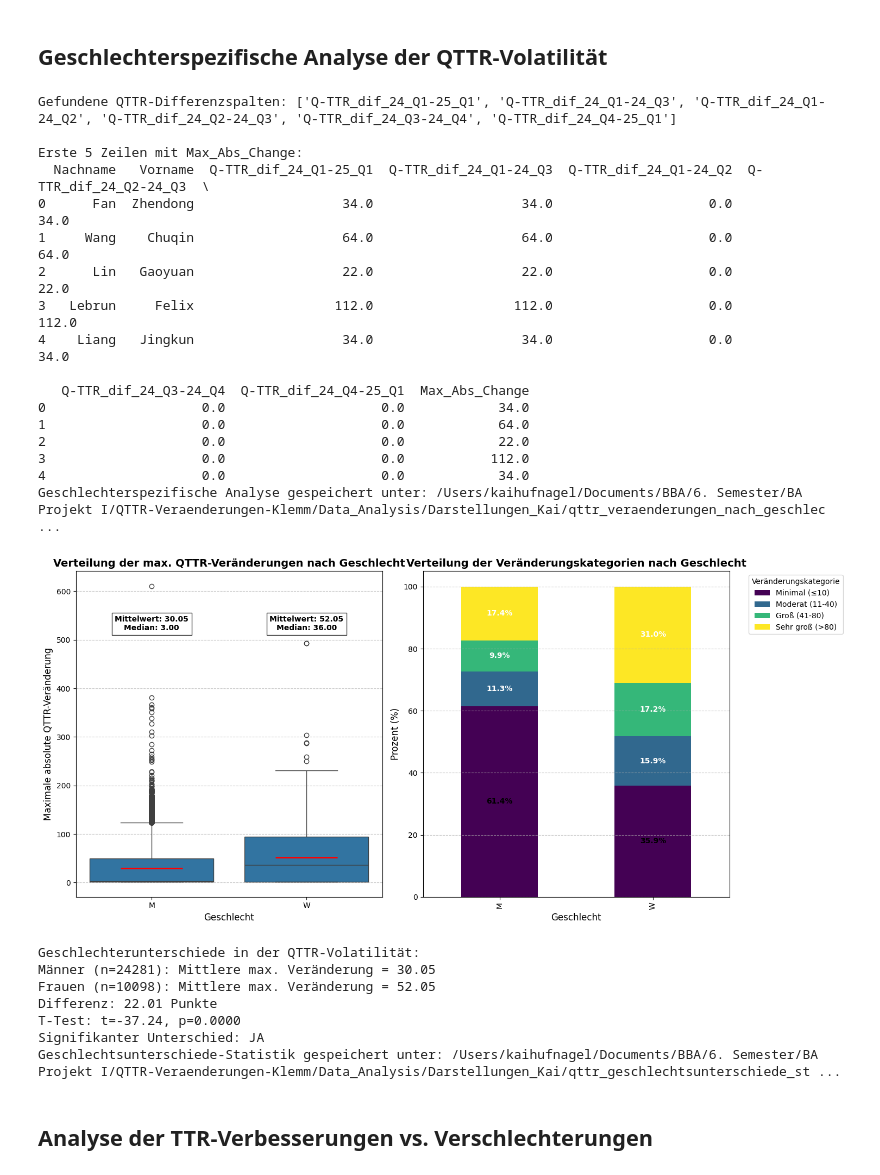
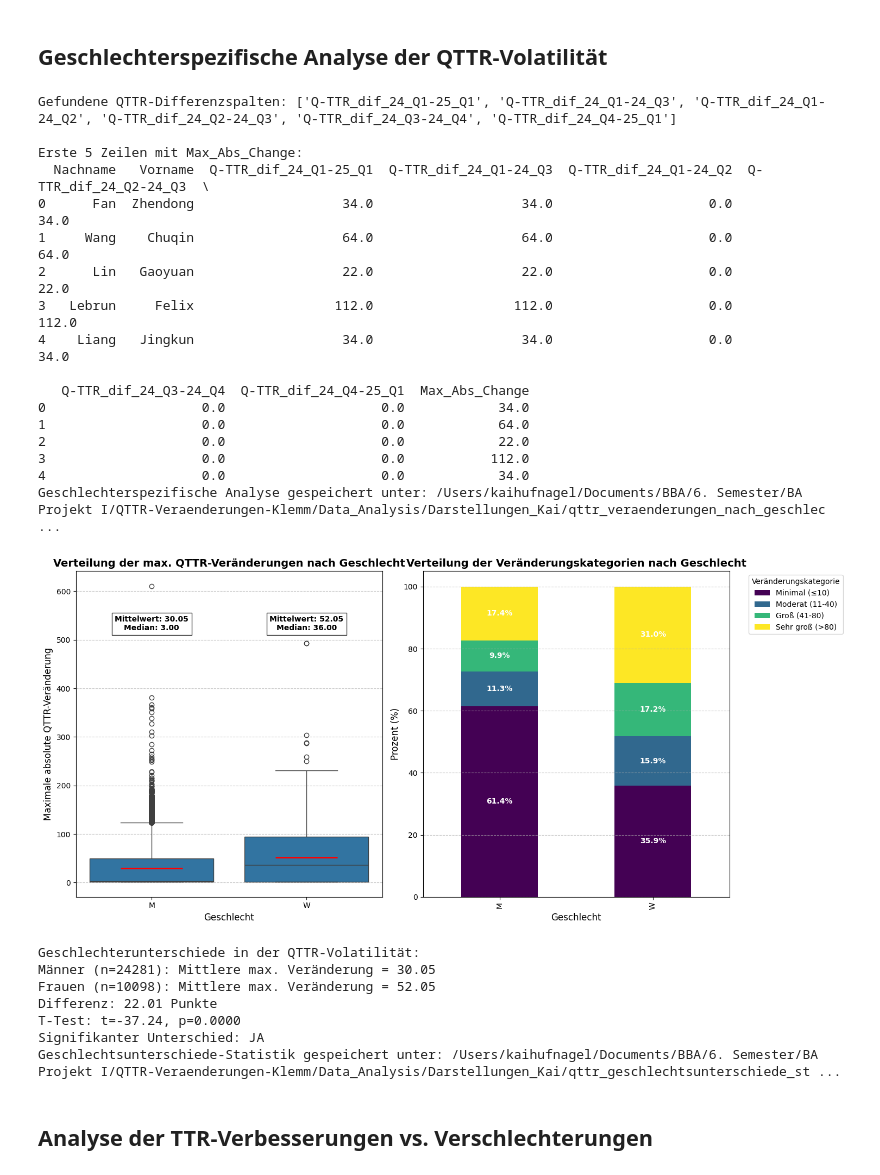
Before and after one commit to Fabian-Projects/QTTR-Veraenderungen-Klemm, a Jupyter notebook: Data_Analysis/Kai_analysis.ipynb, the cells around one changed output. Drawn from its saved outputs; the diff is of its cells as text; code cells hidden in the pictures.

```diff
--- a/Data_Analysis/Kai_analysis.ipynb
+++ b/Data_Analysis/Kai_analysis.ipynb
@@ -194,7 +194,7 @@ if 'Geschlecht' in df.columns:
             if value > 5:  # Zeige nur Werte >5% an, um Überlastung zu vermeiden
                 plt.text(i, cumsum + value/2, f'{value:.1f}%',
                          ha='center', va='center', fontweight='bold',
-                         color='white' if j > 0 else 'black')
+                         color='white')
             cumsum += value
 
     plt.tight_layout()
@@ -238,34 +238,34 @@ if 'Geschlecht' in df.columns:
         gender_stats = pd.concat([gender_stats, pd.DataFrame({
             'Statistik': ['p-Wert'],
             'Männer': [p_val],
             'Frauen': [np.nan]
         })], ignore_index=True)
 
         # Speichere die Statistiken
         gender_stats_path = os.path.join(output_path, 'qttr_geschlechtsunterschiede_statistik.csv')
         gender_stats.to_csv(gender_stats_path, index=False)
         print(f"Geschlechtsunterschiede-Statistik gespeichert unter: {gender_stats_path}")
 else:
     print("Keine Geschlechtsinformation verfügbar für die Analyse.")
 # %% [output]
 Gefundene QTTR-Differenzspalten: ['Q-TTR_dif_24_Q1-25_Q1', 'Q-TTR_dif_24_Q1-24_Q3', 'Q-TTR_dif_24_Q1-24_Q2', 'Q-TTR_dif_24_Q2-24_Q3', 'Q-TTR_dif_24_Q3-24_Q4', 'Q-TTR_dif_24_Q4-25_Q1']
 
 Erste 5 Zeilen mit Max_Abs_Change:
   Nachname   Vorname  Q-TTR_dif_24_Q1-25_Q1  Q-TTR_dif_24_Q1-24_Q3  Q-TTR_dif_24_Q1-24_Q2  Q-TTR_dif_24_Q2-24_Q3  \
 0      Fan  Zhendong                   34.0                   34.0                    0.0                   34.0
 1     Wang    Chuqin                   64.0                   64.0                    0.0                   64.0
 2      Lin   Gaoyuan                   22.0                   22.0                    0.0                   22.0
 3   Lebrun     Felix                  112.0                  112.0                    0.0                  112.0
 4    Liang   Jingkun                   34.0                   34.0                    0.0                   34.0
 
    Q-TTR_dif_24_Q3-24_Q4  Q-TTR_dif_24_Q4-25_Q1  Max_Abs_Change
 0                    0.0                    0.0            34.0
 1                    0.0                    0.0            64.0
 2                    0.0                    0.0            22.0
 3                    0.0                    0.0           112.0
 4                    0.0                    0.0            34.0
 Geschlechterspezifische Analyse gespeichert unter: /Users/kaihufnagel/Documents/BBA/6. Semester/BA Projekt I/QTTR-Veraenderungen-Klemm/Data_Analysis/Darstellungen_Kai/qttr_veraenderungen_nach_geschlec ...
-[figure, old version]
+[figure, new version]
 Geschlechterunterschiede in der QTTR-Volatilität:
 Männer (n=24281): Mittlere max. Veränderung = 30.05
 Frauen (n=10098): Mittlere max. Veränderung = 52.05
```
